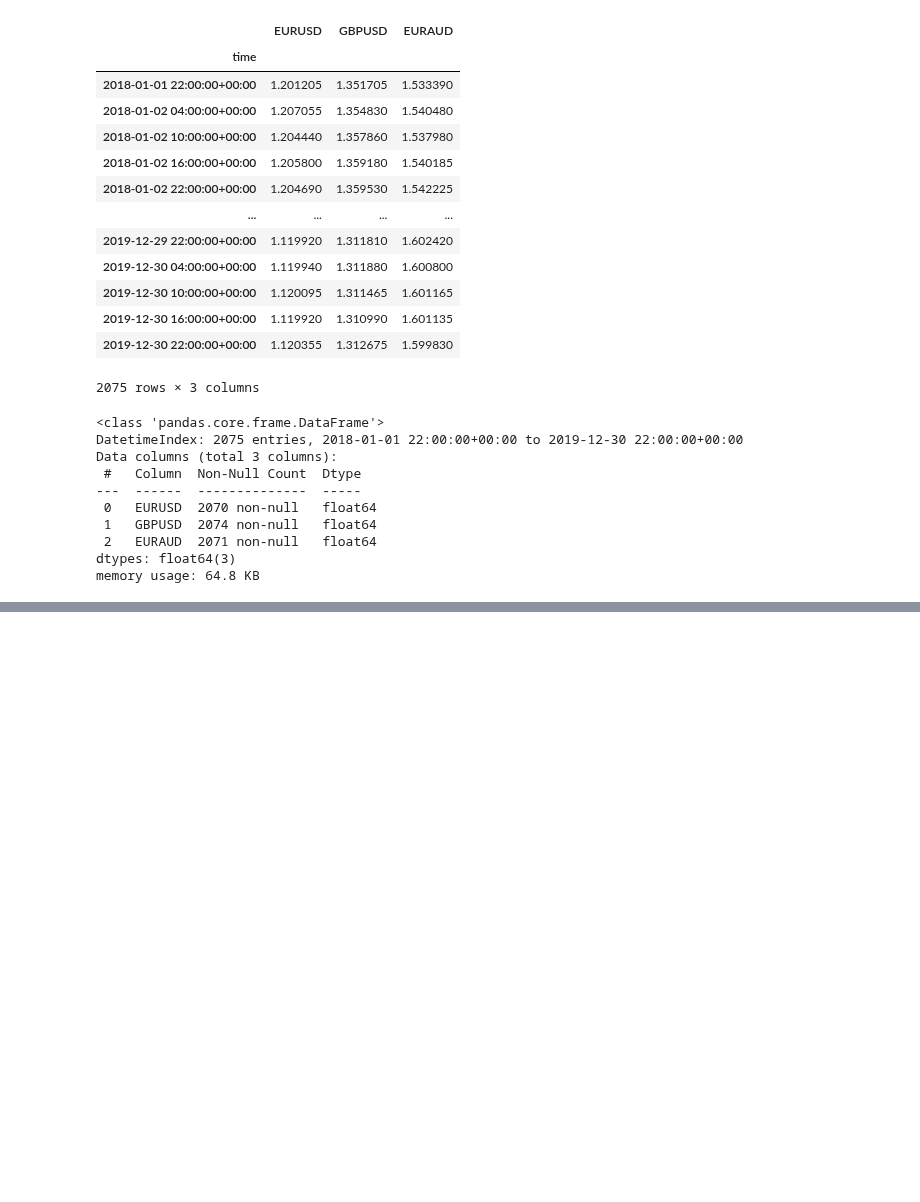
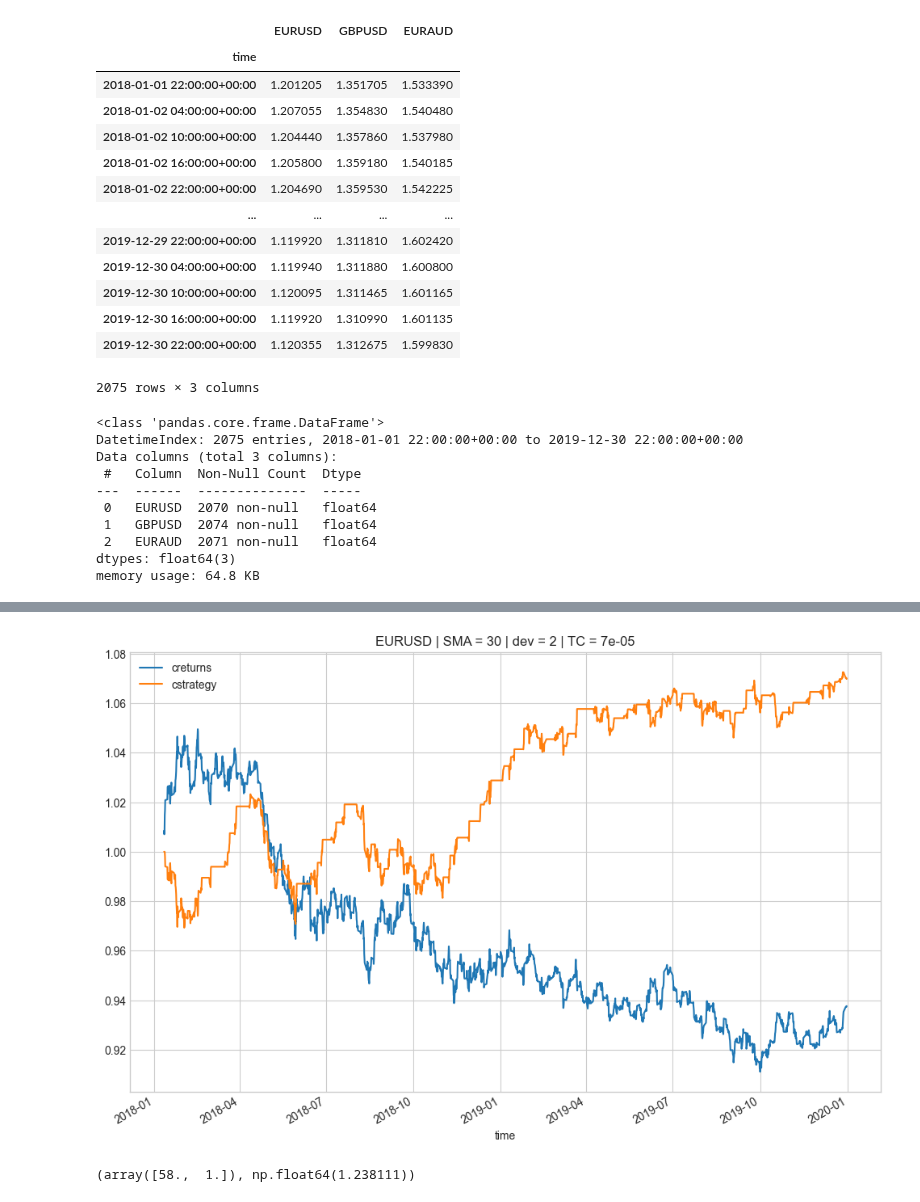
Before and after one commit to mario812/algo-trading-env, a Jupyter notebook: 3.3.7-oop_mean_rev_back.ipynb, the cells around one changed output, grey strips where cells are left out. Saved outputs shown, nothing was run; the diff lists cells and outputs as text; code cells hidden in the pictures; blank space fills up the shorter version.

Commit message:
quedé en backtesting and forward testing

```diff
--- a/3.3.7-oop_mean_rev_back.ipynb
+++ b/3.3.7-oop_mean_rev_back.ipynb
@@ -38,3 +38,5 @@ Data columns (total 3 columns):
  2   EURAUD  2071 non-null   float64
 dtypes: float64(3)
 memory usage: 64.8 KB
+# %%
+ptc = 0.00007
@@ -40,0 +45,2 @@ memory usage: 64.8 KB
+# %%
+tester = MeanREv.MeanRevBacktester("EURUSD", 30, 2, "2018-01-01", "2019-12-31", ptc)
@@ -40,0 +75,9 @@ memory usage: 64.8 KB
+# %%
+# ahora podemos graficar los resultados del backtest para análisis
+tester.plot_results()
+# %% [output]
+[figure, added]
+# %%
+tester.optimize_parameters((25, 100, 1), (1, 5, 1))
+# %% [output]
+(array([58.,  1.]), np.float64(1.238111))
```
Also changed, not shown: parts of 7 cells of this notebook.
